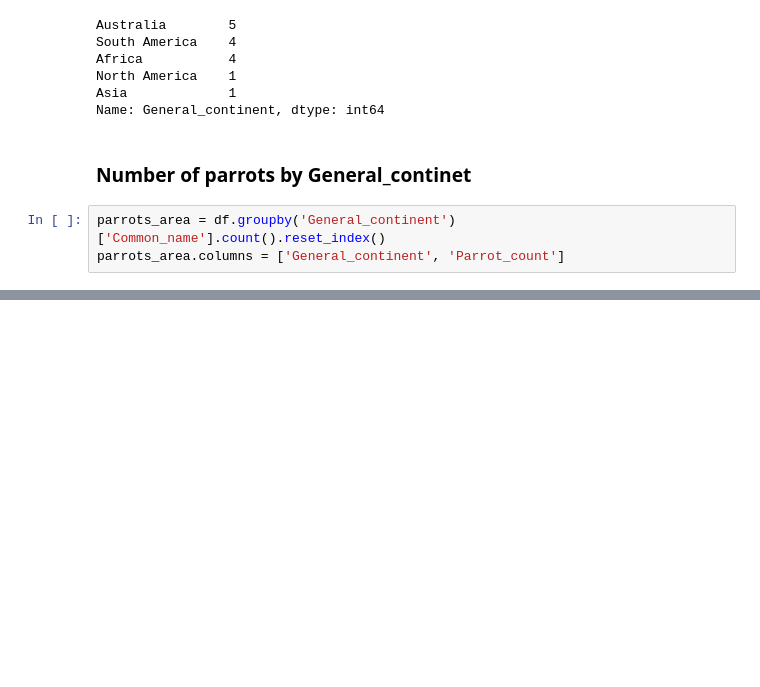
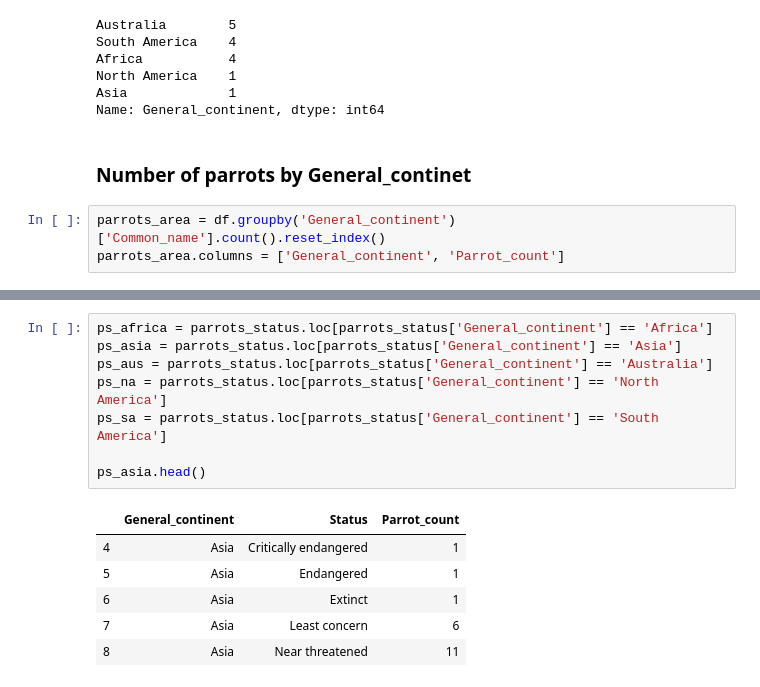
Before and after one commit to DanielPDWalker/parrots-numbers, a Jupyter notebook: Parrots.ipynb, the cells around one changed output, grey strips where cells are left out. Drawn from its saved outputs; the diff is of its cells as text; blank space fills up the shorter version.

```diff
--- a/Parrots.ipynb
+++ b/Parrots.ipynb
@@ -150,0 +175,15 @@ fig.show()
+# %%
+ps_africa = parrots_status.loc[parrots_status['General_continent'] == 'Africa']
+ps_asia = parrots_status.loc[parrots_status['General_continent'] == 'Asia']
+ps_aus = parrots_status.loc[parrots_status['General_continent'] == 'Australia']
+ps_na = parrots_status.loc[parrots_status['General_continent'] == 'North America']
+ps_sa = parrots_status.loc[parrots_status['General_continent'] == 'South America']
+
+ps_asia.head()
+# %% [output]
+|  | General_continent | Status | Parrot_count |
+| 4 | Asia | Critically endangered | 1 |
+| 5 | Asia | Endangered | 1 |
+| 6 | Asia | Extinct | 1 |
+| 7 | Asia | Least concern | 6 |
+| 8 | Asia | Near threatened | 11 |
```
Also changed, not shown: parts of 3 cells of this notebook.
